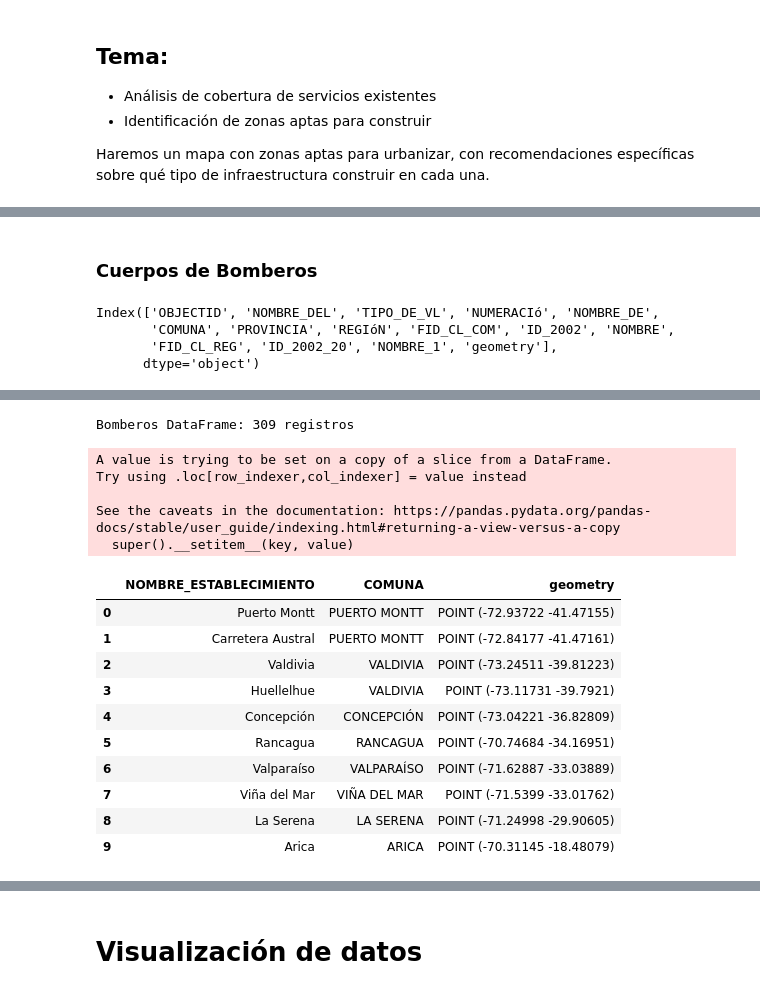
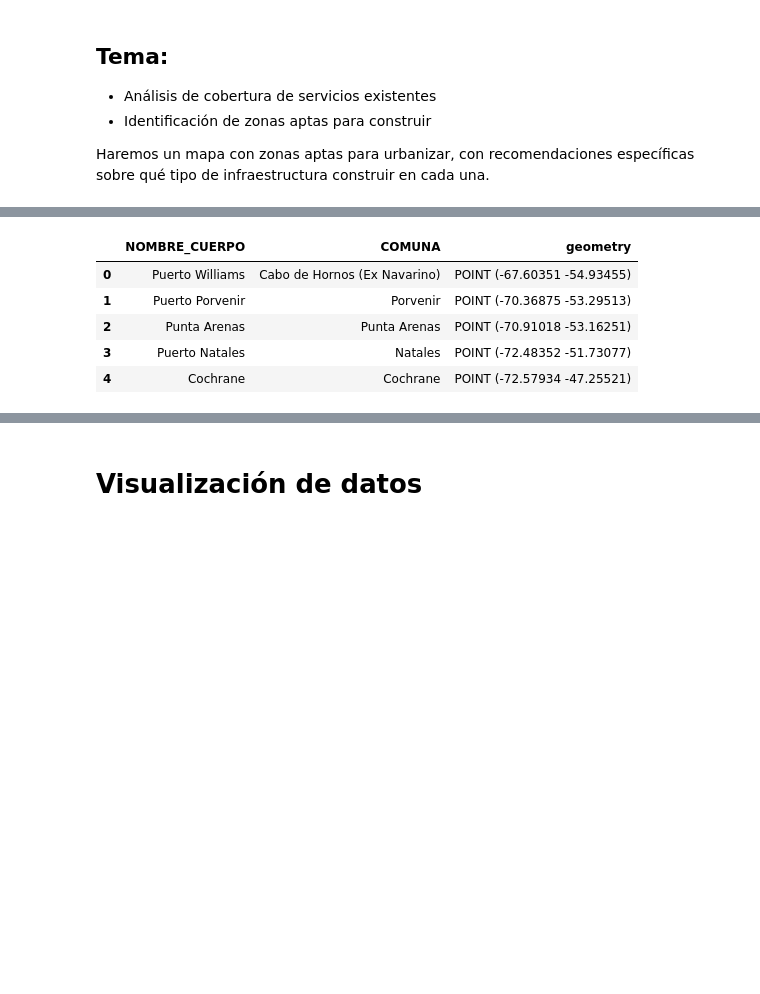
Before and after one commit to Burbina200/Proyecto-IMT2118, a Jupyter notebook: proyecto_geoespaciales.ipynb, the cells around one changed output, grey strips where cells are left out. Cells and saved outputs as stored; diff of their text form; code cells hidden in the pictures; blank space fills up the shorter version.

```diff
--- a/proyecto_geoespaciales.ipynb
+++ b/proyecto_geoespaciales.ipynb
@@ -55,12 +107,3 @@ ciudades_list = ['ARICA', 'LA SERENA', 'VIÑA DEL MAR', 'VINA DEL MAR','VALPARA
-# %% [markdown]
-### Cuerpos de Bomberos
-# %%
-bomberos_df.columns
-# %% [output]
-Index(['OBJECTID', 'NOMBRE_DEL', 'TIPO_DE_VL', 'NUMERACIó', 'NOMBRE_DE',
-       'COMUNA', 'PROVINCIA', 'REGIóN', 'FID_CL_COM', 'ID_2002', 'NOMBRE',
-       'FID_CL_REG', 'ID_2002_20', 'NOMBRE_1', 'geometry'],
-      dtype='object')
 # %%
 bomberos_df.head()
 # %% [output]
@@ -70,31 +113,15 @@ bomberos_df.head()
 | 2 | 305.0 | Punta Arenas | None | 824 | Chiloé | Punta Arenas | Magallanes | Región de Magallanes y la Antárti... | 340.0 | ... |
 | 3 | 307.0 | Puerto Natales | Calle | 1455 | Simón Bolivar | Natales | Última Esperanza | Región de Magallanes y la Antárti... | 333.0 | ... |
 | 4 | 303.0 | Cochrane | Avenida | 360 | Bernardo O Higgins | Cochrane | Capitan Prat | Región de Aysén del General Carlo... | 336.0 | ... |
-# %%
-print(f"Bomberos DataFrame: {bomberos_df.shape[0]} registros" )
-# %% [output]
-Bomberos DataFrame: 309 registros
 # %%
-bomberos = bomberos_df[['NOMBRE_DEL','COMUNA', 'geometry']]
-bomberos['COMUNA'] = bomberos['COMUNA'].str.upper()
-bomberos = bomberos[bomberos['COMUNA'].isin(ciudades_list)] #Selecciona las comunas de interés
-bomberos.reset_index(drop=True, inplace=True)
-bomberos.rename(columns={'NOMBRE_DEL': 'NOMBRE_ESTABLECIMIENTO'}, inplace=True)
-bomberos
+bomberos_df = bomberos_df[['NOMBRE_DEL','COMUNA', 'geometry']]
+bomberos_df.reset_index(drop=True, inplace=True)
+bomberos_df.rename(columns={'NOMBRE_DEL': 'NOMBRE_CUERPO'}, inplace=True)
+bomberos_df.head()
 # %% [output]
-A value is trying to be set on a copy of a slice from a DataFrame.
-Try using .loc[row_indexer,col_indexer] = value instead
-
-See the caveats in the documentation: https://pandas.pydata.org/pandas-docs/stable/user_guide/indexing.html#returning-a-view-versus-a-copy
-  super().__setitem__(key, value)
-|  | NOMBRE_ESTABLECIMIENTO | COMUNA | geometry |
-| 0 | Puerto Montt | PUERTO MONTT | POINT (-72.93722 -41.47155) |
-| 1 | Carretera Austral | PUERTO MONTT | POINT (-72.84177 -41.47161) |
-| 2 | Valdivia | VALDIVIA | POINT (-73.24511 -39.81223) |
-| 3 | Huellelhue | VALDIVIA | POINT (-73.11731 -39.7921) |
-| 4 | Concepción | CONCEPCIÓN | POINT (-73.04221 -36.82809) |
-| 5 | Rancagua | RANCAGUA | POINT (-70.74684 -34.16951) |
-| 6 | Valparaíso | VALPARAÍSO | POINT (-71.62887 -33.03889) |
-| 7 | Viña del Mar | VIÑA DEL MAR | POINT (-71.5399 -33.01762) |
-| 8 | La Serena | LA SERENA | POINT (-71.24998 -29.90605) |
-| 9 | Arica | ARICA | POINT (-70.31145 -18.48079) |
+|  | NOMBRE_CUERPO | COMUNA | geometry |
+| 0 | Puerto Williams | Cabo de Hornos (Ex Navarino) | POINT (-67.60351 -54.93455) |
+| 1 | Puerto Porvenir | Porvenir | POINT (-70.36875 -53.29513) |
+| 2 | Punta Arenas | Punta Arenas | POINT (-70.91018 -53.16251) |
+| 3 | Puerto Natales | Natales | POINT (-72.48352 -51.73077) |
+| 4 | Cochrane | Cochrane | POINT (-72.57934 -47.25521) |
```
Also changed, not shown: parts of 79 cells of this notebook.
